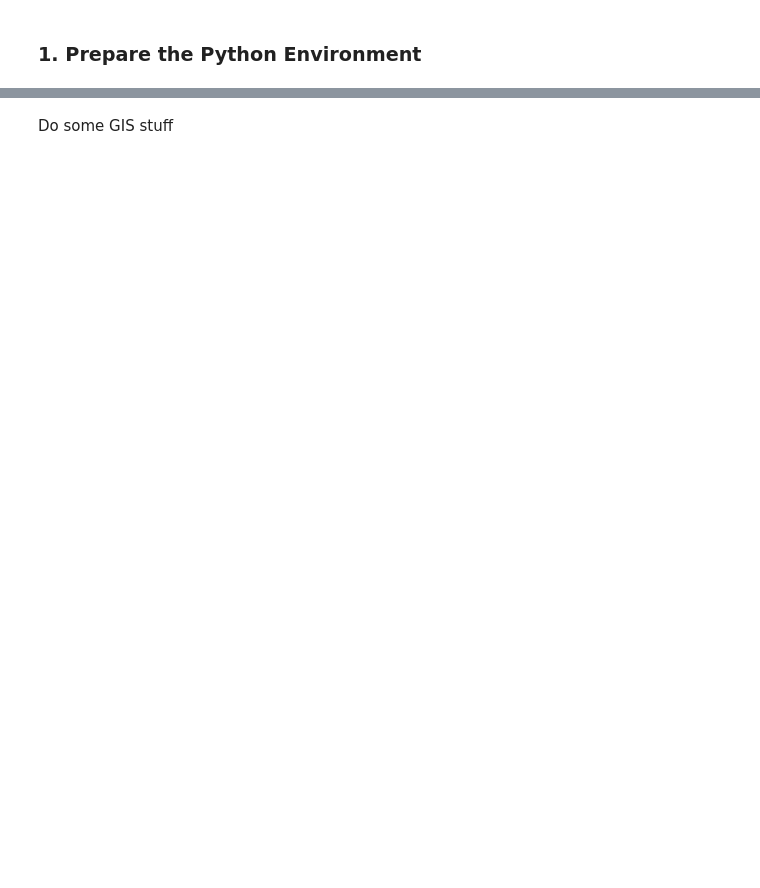
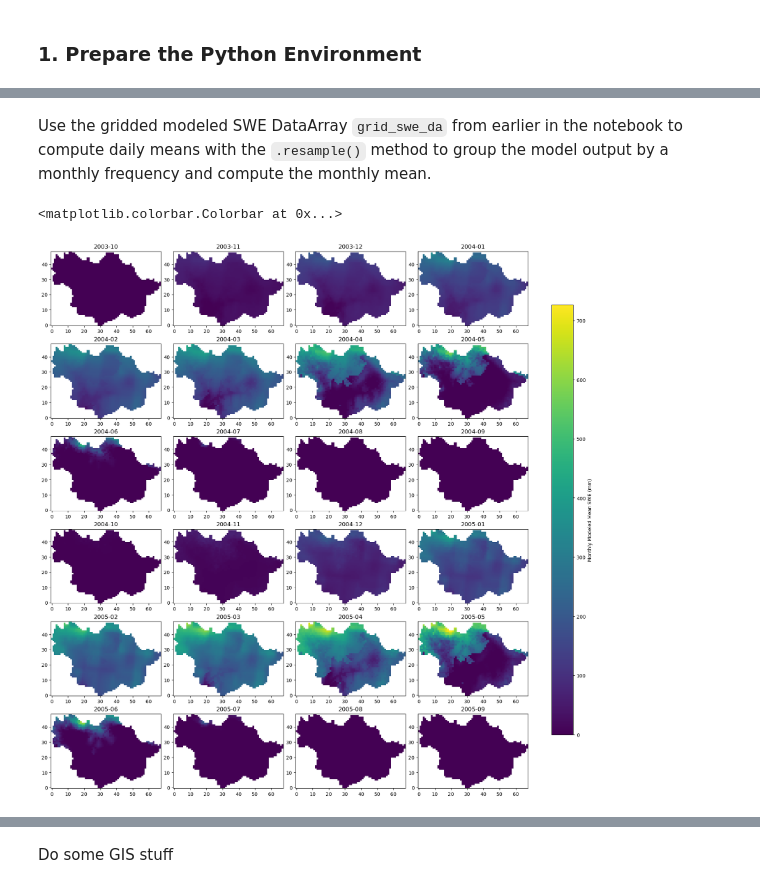
Before and after one commit to hydroframe/cssi_evaluation, a Jupyter notebook: examples/notebooks/snow/03_watershed_scale_comparison_ParFlow.ipynb, the cells around one changed output, grey strips where cells are left out. Saved outputs shown, nothing was run; the diff lists cells and outputs as text; code cells hidden in the pictures; blank space fills up the shorter version.

```diff
--- a/examples/notebooks/snow/03_watershed_scale_comparison_ParFlow.ipynb
+++ b/examples/notebooks/snow/03_watershed_scale_comparison_ParFlow.ipynb
@@ -35,0 +131,17 @@ watershed = "./domain_data/TolumneRiver_18040009.shp"
+# %%
+# retrieve gridded PF-CONUS1 SWE for the entire HUC8 watershed
+grid_swe_options = {
+        "dataset": "conus1_baseline_mod",
+        "variable": "swe",
+        "temporal_resolution": "daily",
+        "start_time": StartDate,
+        "end_time": '2005-10-01', ### TO NOTE: the gridded function has exclusive end date, so this is hardcoded for now
+        "huc_id": huc_8_code
+    }
+
+    # Get gridded data
+grid_swe = hf.get_gridded_data(grid_swe_options)
+
+
+# View the dimensions of the gridded data, which should be (days, ny, nx)
+grid_swe.shape
@@ -35,0 +152,8 @@ watershed = "./domain_data/TolumneRiver_18040009.shp"
+# %%
+ny, nx = grid_swe.shape[1], grid_swe.shape[2]
+
+y_index = np.arange(ny)
+x_index = np.arange(nx)
+
+grid_swe_da = xr.DataArray(grid_swe, dims=("time", "ny", "nx"),
+                           coords={"time": day_times, "ny": y_index, "nx": x_index}, name="Modeled SWE")
@@ -35,0 +240,20 @@ watershed = "./domain_data/TolumneRiver_18040009.shp"
+# %% [markdown]
+Use the gridded modeled SWE DataArray `grid_swe_da` from earlier in the notebook to compute daily means with the `.resample()` method to group the model output by a monthly frequency and compute the monthly mean.
+# %%
+grid_monthly_mean = grid_swe_da.resample(time="MS").mean(dim="time", skipna=True)
+# %%
+fig, axes = plt.subplots(6, 4, figsize=(16, 16), constrained_layout=True)
+
+vmin = grid_monthly_mean.min().item()
+vmax = grid_monthly_mean.max().item()
+
+for i, ax in enumerate(axes.flat):
+    grid_monthly_mean.isel(time=i).plot.imshow(ax=ax, vmin=vmin, vmax=vmax, add_colorbar=False)
+    ax.set_title(str(grid_monthly_mean.time.values[i])[:7])
+    ax.set_xlabel("")
+    ax.set_ylabel("")
+
+fig.colorbar(axes.flat[0].images[0], ax=axes, shrink=0.8, label="Monthly Modeled Mean SWE (mm)")
+# %% [output]
+<matplotlib.colorbar.Colorbar at 0x...>
+[figure, added]
```
Also changed, not shown: parts of 41 cells of this notebook, 4 other files.
